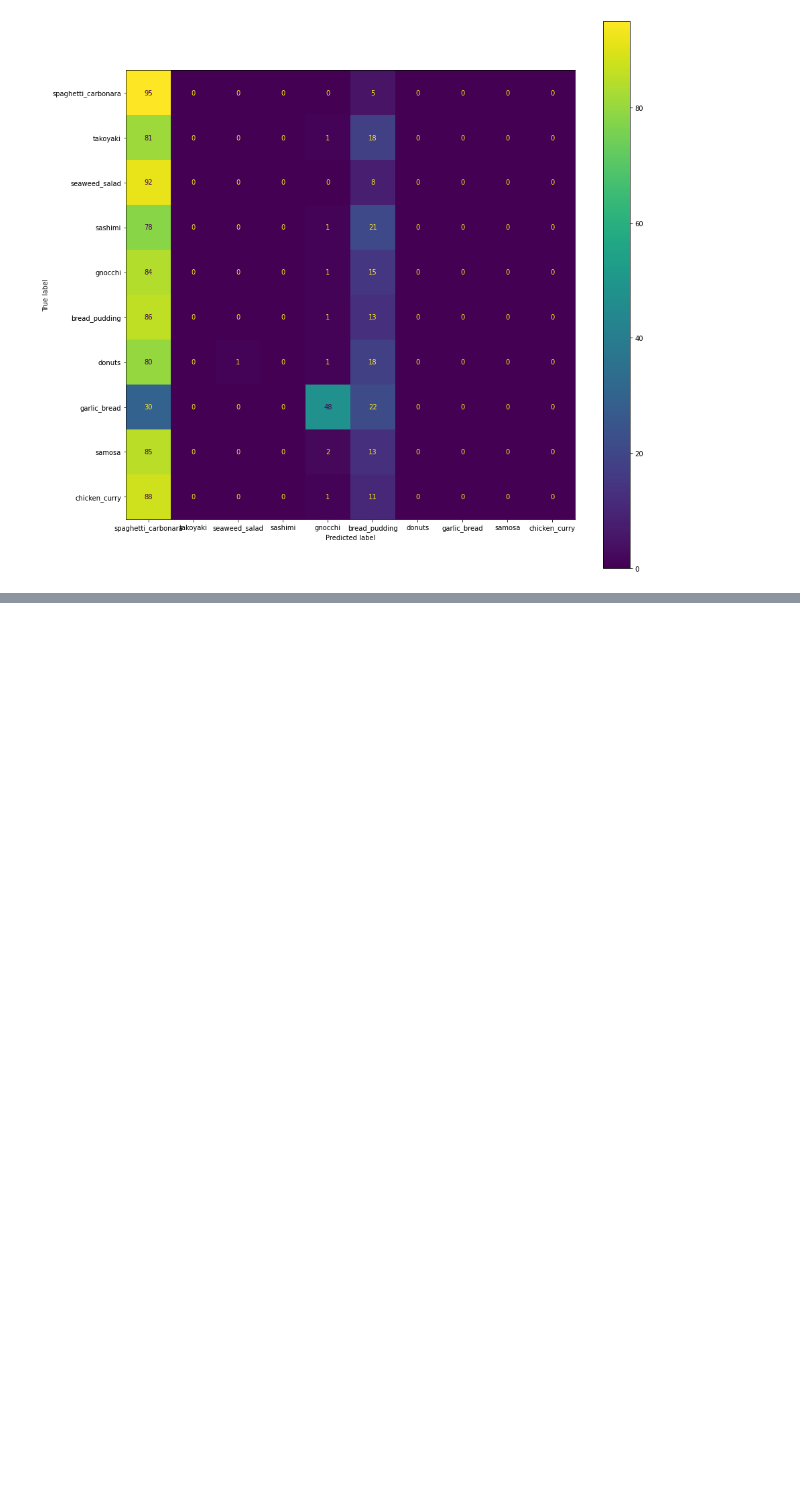
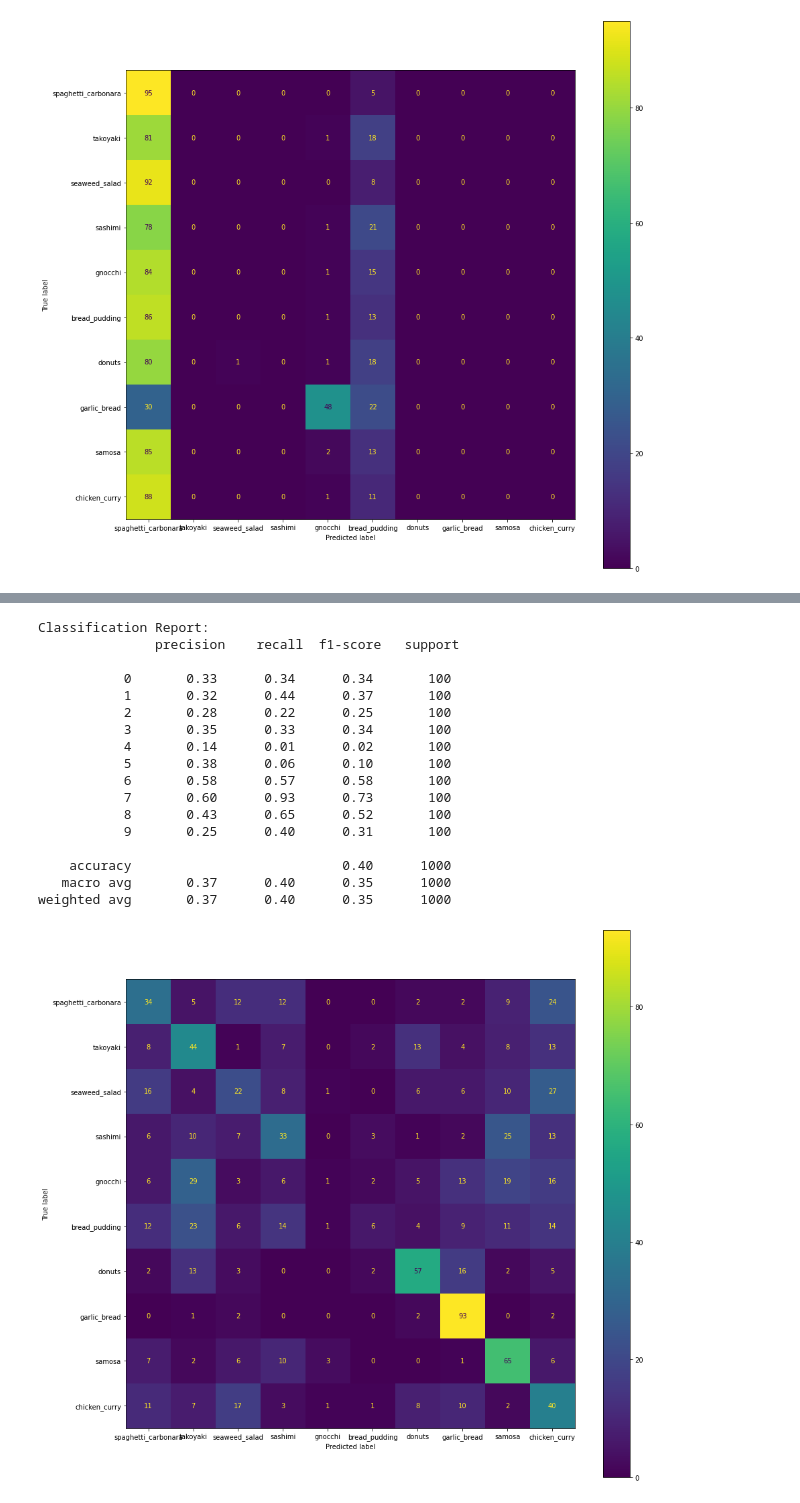
Before and after one commit to hockyy/food-101-mlcv, a Jupyter notebook: FoodHockyExplore.ipynb, the cells around one changed output, grey strips where cells are left out. Cells and saved outputs as stored; diff of their text form; code cells hidden in the pictures; blank space fills up the shorter version.

```diff
--- a/FoodHockyExplore.ipynb
+++ b/FoodHockyExplore.ipynb
@@ -629,2 +720,39 @@ for i in range(50):
+# %%
+from sklearn.metrics._plot.confusion_matrix import ConfusionMatrixDisplay
+from sklearn.metrics import confusion_matrix, classification_report
+import numpy as np
+
+def predict_and_assess_model_googlenet(model, test_generator):
+  result = model.predict(test_generator)[1]
+  # Gives each class a probability, prediction is the max index
+  y_pred_classes = [np.argmax(element) for element in result]
+  y_test = test_generator.classes
+  # print(test_generator.classes)
+  print("Classification Report: \n", classification_report(y_test, y_pred_classes))
+  plt.figure(figsize=(15,15))
+  ax = plt.subplot(1,1,1)
+  cm = confusion_matrix(y_test, y_pred_classes)
+  disp = ConfusionMatrixDisplay(cm, display_labels=classes_food_101)
+  disp.plot(ax=ax)
+  plt.show()
 # %%
-predict_and_assess_model(googlenet, test_gen)
+predict_and_assess_model_googlenet(googlenet, test_gen)
+# %% [output]
+Classification Report:
+               precision    recall  f1-score   support
+
+           0       0.33      0.34      0.34       100
+           1       0.32      0.44      0.37       100
+           2       0.28      0.22      0.25       100
+           3       0.35      0.33      0.34       100
+           4       0.14      0.01      0.02       100
+           5       0.38      0.06      0.10       100
+           6       0.58      0.57      0.58       100
+           7       0.60      0.93      0.73       100
+           8       0.43      0.65      0.52       100
+           9       0.25      0.40      0.31       100
+
+    accuracy                           0.40      1000
+   macro avg       0.37      0.40      0.35      1000
+weighted avg       0.37      0.40      0.35      1000
+[figure, added]
```
Also changed, not shown: parts of 3 cells of this notebook.
